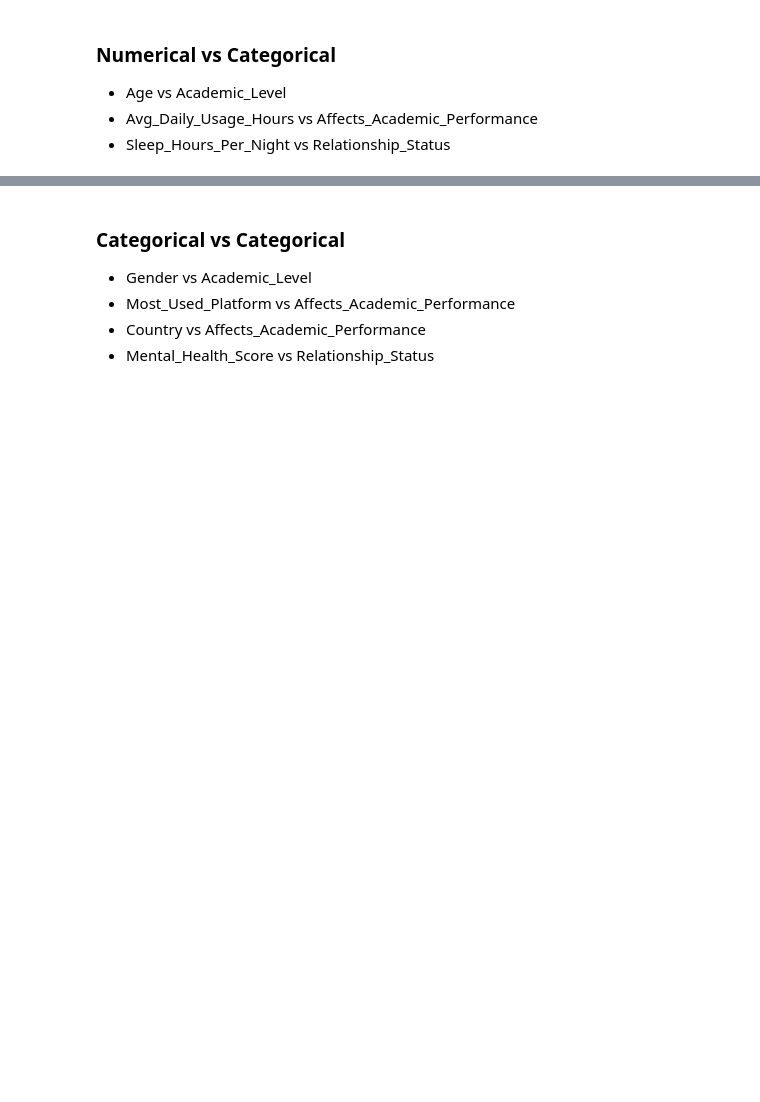
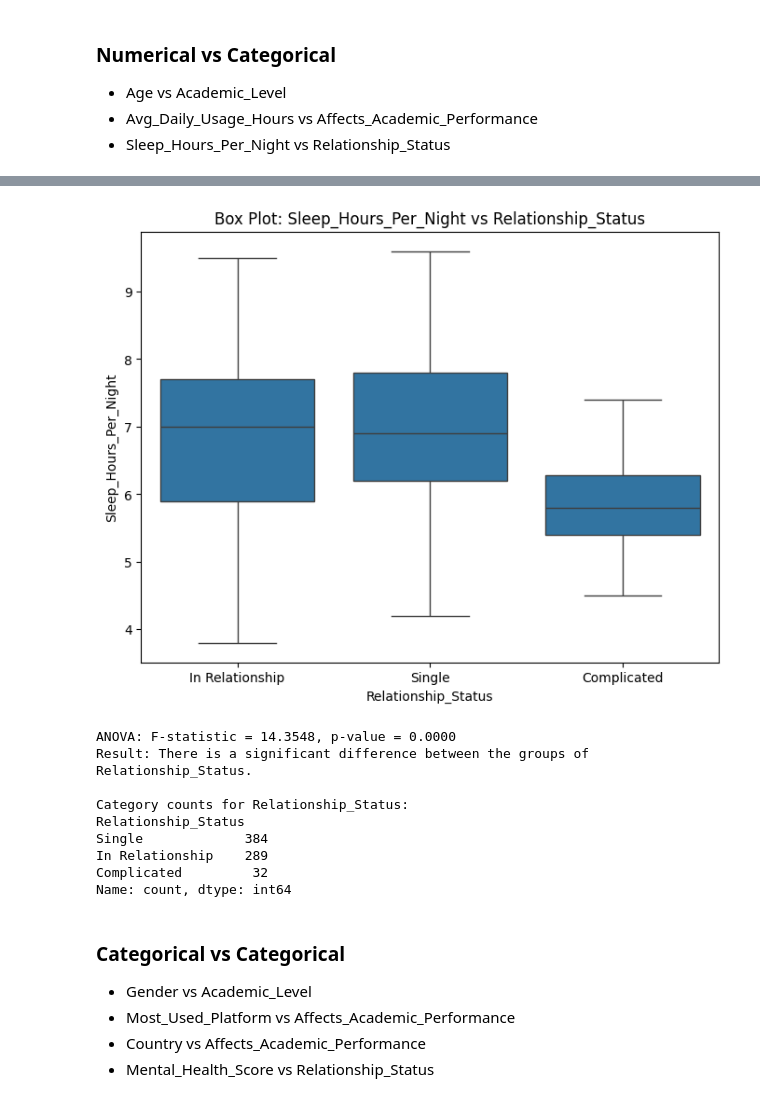
Before and after one commit to aliasgharmirhshai/social-media-addiction, a Jupyter notebook: main.ipynb, the cells around one changed output, grey strips where cells are left out. Cells and saved outputs as stored; diff of their text form; code cells hidden in the pictures; blank space fills up the shorter version.

```diff
--- a/main.ipynb
+++ b/main.ipynb
@@ -462,3 +559,23 @@ Mental_Health_Score       -0.945051             1.000000
+# %%
+# Sleep_Hours_Per_Night vs Relationship_Status
+
+numerical_vs_categorical_analysis(df, 'Sleep_Hours_Per_Night', 'Relationship_Status', save_plot=True, plot_path='./plots/bivariate_analysis/numerical_vs_categorical')
+
+# The ANOVA test indicates a statistically significant difference in sleep hours between the three
+# relationship statuses. However, it's important to consider that the "Complicated" category is much smaller
+# than the other two, which could affect the robustness of the results. The small sample size could lead to
+# greater variability and less statistical power in detecting true differences within this group.
+# %% [output]
+[figure, added]
+ANOVA: F-statistic = 14.3548, p-value = 0.0000
+Result: There is a significant difference between the groups of Relationship_Status.
+
+Category counts for Relationship_Status:
+Relationship_Status
+Single             384
+In Relationship    289
+Complicated         32
+Name: count, dtype: int64
 # %% [markdown]
 ### Categorical vs Categorical
 - Gender vs Academic_Level
```
Also changed, not shown: parts of 4 cells of this notebook, 4 other files.
